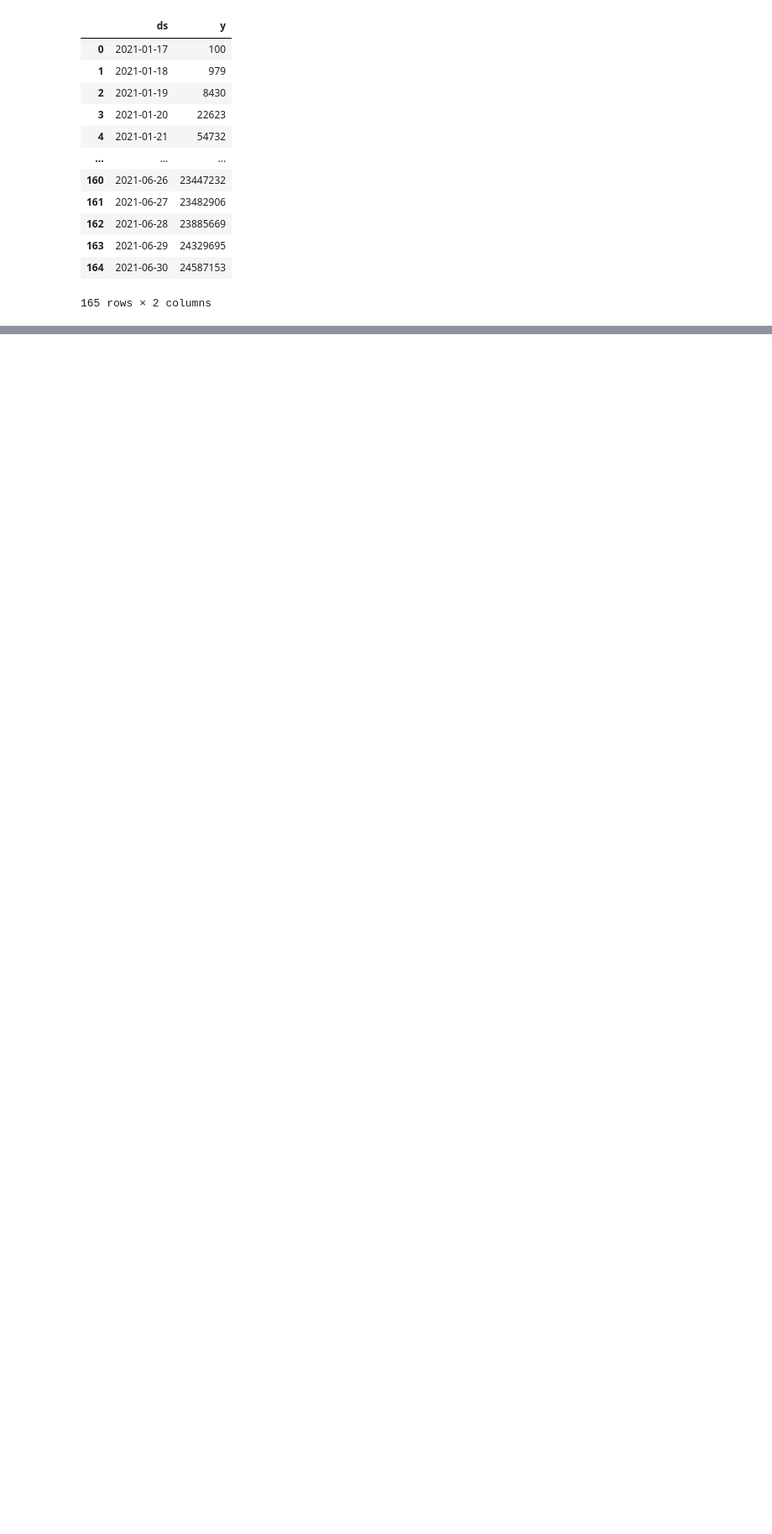
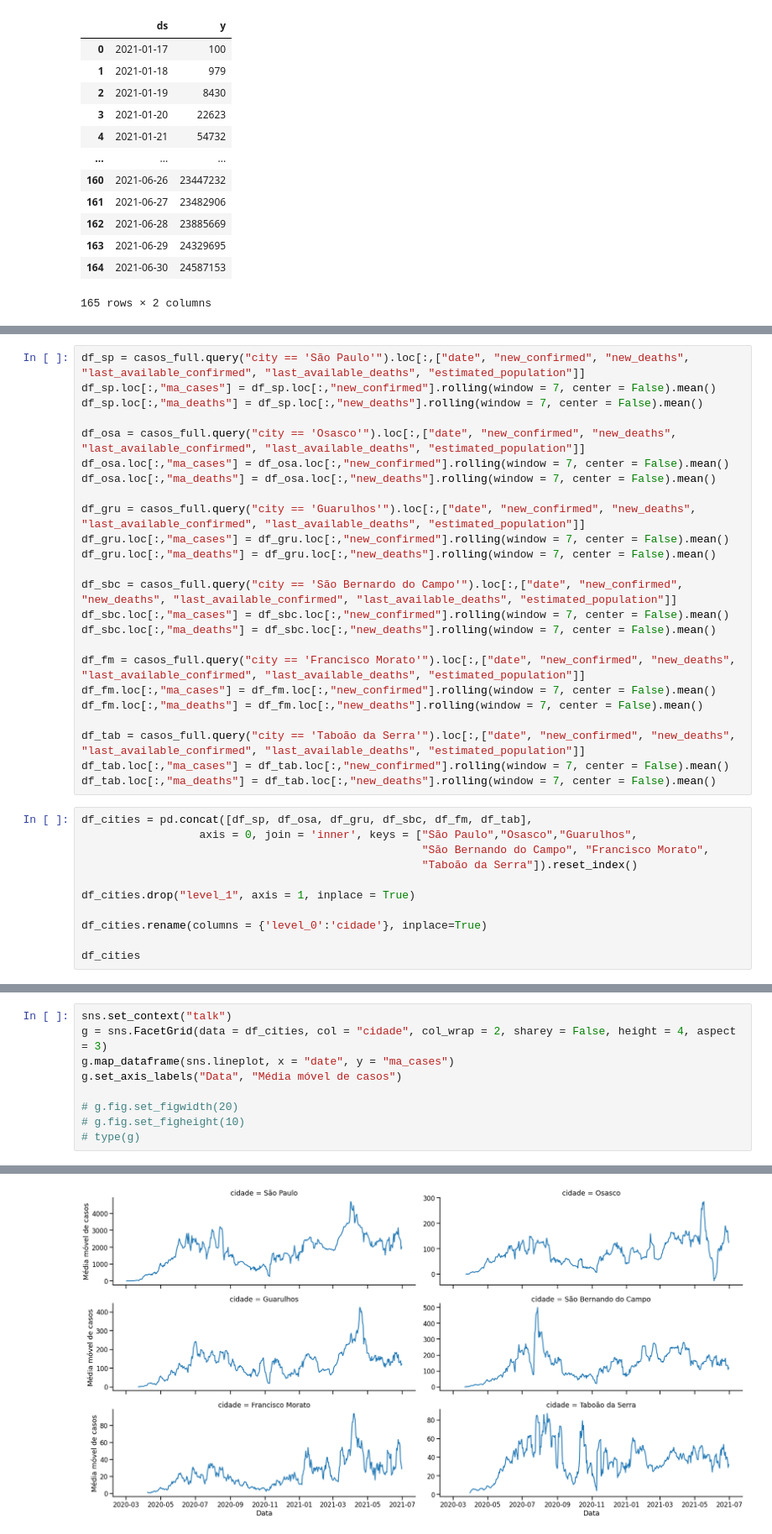
Before and after one commit to RPGraciotti/BootCampAlura, a Jupyter notebook: Projeto_modulo_3/rascunho_2.ipynb, the cells around one changed output, grey strips where cells are left out. Shown: that part at 84% size. Drawn from its saved outputs; the diff is of its cells as text; blank space fills up the shorter version.

```diff
--- a/Projeto_modulo_3/rascunho_2.ipynb
+++ b/Projeto_modulo_3/rascunho_2.ipynb
@@ -570,0 +197,35 @@ INFO:fbprophet:Disabling daily seasonality. Run prophet with daily_seasonality=T
+# %%
+df_sp = casos_full.query("city == 'São Paulo'").loc[:,["date", "new_confirmed", "new_deaths", "last_available_confirmed", "last_available_deaths", "estimated_population"]]
+df_sp.loc[:,"ma_cases"] = df_sp.loc[:,"new_confirmed"].rolling(window = 7, center = False).mean()
+df_sp.loc[:,"ma_deaths"] = df_sp.loc[:,"new_deaths"].rolling(window = 7, center = False).mean()
+
+df_osa = casos_full.query("city == 'Osasco'").loc[:,["date", "new_confirmed", "new_deaths", "last_available_confirmed", "last_available_deaths", "estimated_population"]]
+df_osa.loc[:,"ma_cases"] = df_osa.loc[:,"new_confirmed"].rolling(window = 7, center = False).mean()
+df_osa.loc[:,"ma_deaths"] = df_osa.loc[:,"new_deaths"].rolling(window = 7, center = False).mean()
+
+df_gru = casos_full.query("city == 'Guarulhos'").loc[:,["date", "new_confirmed", "new_deaths", "last_available_confirmed", "last_available_deaths", "estimated_population"]]
+df_gru.loc[:,"ma_cases"] = df_gru.loc[:,"new_confirmed"].rolling(window = 7, center = False).mean()
+df_gru.loc[:,"ma_deaths"] = df_gru.loc[:,"new_deaths"].rolling(window = 7, center = False).mean()
+
+df_sbc = casos_full.query("city == 'São Bernardo do Campo'").loc[:,["date", "new_confirmed", "new_deaths", "last_available_confirmed", "last_available_deaths", "estimated_population"]]
+df_sbc.loc[:,"ma_cases"] = df_sbc.loc[:,"new_confirmed"].rolling(window = 7, center = False).mean()
+df_sbc.loc[:,"ma_deaths"] = df_sbc.loc[:,"new_deaths"].rolling(window = 7, center = False).mean()
+
+df_fm = casos_full.query("city == 'Francisco Morato'").loc[:,["date", "new_confirmed", "new_deaths", "last_available_confirmed", "last_available_deaths", "estimated_population"]]
+df_fm.loc[:,"ma_cases"] = df_fm.loc[:,"new_confirmed"].rolling(window = 7, center = False).mean()
+df_fm.loc[:,"ma_deaths"] = df_fm.loc[:,"new_deaths"].rolling(window = 7, center = False).mean()
+
+df_tab = casos_full.query("city == 'Taboão da Serra'").loc[:,["date", "new_confirmed", "new_deaths", "last_available_confirmed", "last_available_deaths", "estimated_population"]]
+df_tab.loc[:,"ma_cases"] = df_tab.loc[:,"new_confirmed"].rolling(window = 7, center = False).mean()
+df_tab.loc[:,"ma_deaths"] = df_tab.loc[:,"new_deaths"].rolling(window = 7, center = False).mean()
+# %%
+df_cities = pd.concat([df_sp, df_osa, df_gru, df_sbc, df_fm, df_tab],
+                  axis = 0, join = 'inner', keys = ["São Paulo","Osasco","Guarulhos",
+                                                    "São Bernando do Campo", "Francisco Morato",
+                                                    "Taboão da Serra"]).reset_index()
+
+df_cities.drop("level_1", axis = 1, inplace = True)
+
+df_cities.rename(columns = {'level_0':'cidade'}, inplace=True)
+
+df_cities
@@ -570,0 +246,10 @@ INFO:fbprophet:Disabling daily seasonality. Run prophet with daily_seasonality=T
+# %%
+sns.set_context("talk")
+g = sns.FacetGrid(data = df_cities, col = "cidade", col_wrap = 2, sharey = False, height = 4, aspect = 3)
+g.map_dataframe(sns.lineplot, x = "date", y = "ma_cases")
+g.set_axis_labels("Data", "Média móvel de casos")
+
+# g.fig.set_figwidth(20)
+# g.fig.set_figheight(10)
+# type(g)
+# %% [output]
@@ -570,0 +257 @@ INFO:fbprophet:Disabling daily seasonality. Run prophet with daily_seasonality=T
+[figure, added]
```
Also changed, not shown: parts of 71 cells of this notebook.
